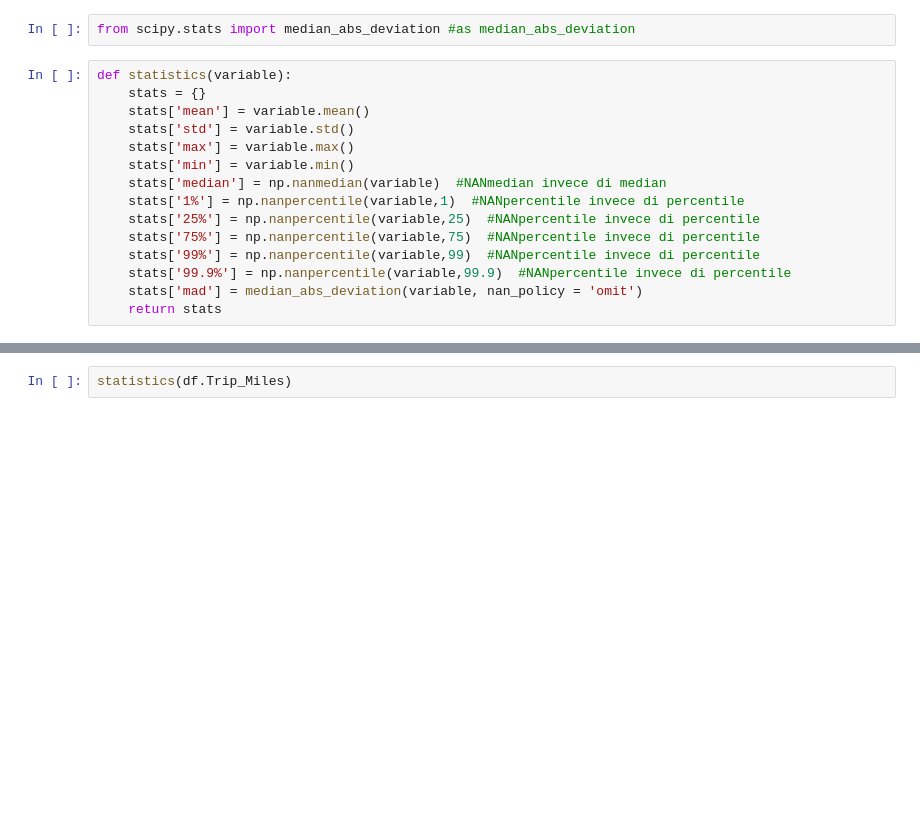
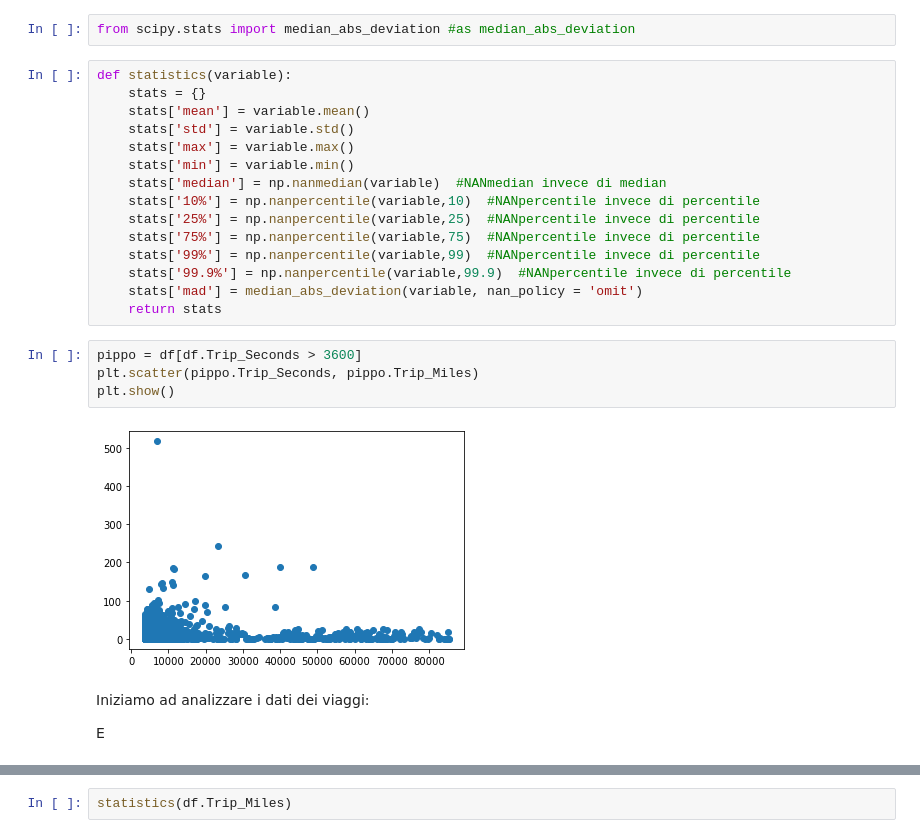
Before and after one commit to LucaCatta97/assignement1, a Jupyter notebook: Marco_31102020.ipynb, the cells around one changed output, grey strips where cells are left out. Drawn from its saved outputs; the diff is of its cells as text; blank space fills up the shorter version.

```diff
--- a/Marco_31102020.ipynb
+++ b/Marco_31102020.ipynb
@@ -111,13 +121,23 @@ def statistics(variable):
     stats['max'] = variable.max()
     stats['min'] = variable.min()
     stats['median'] = np.nanmedian(variable)  #NANmedian invece di median
-    stats['1%'] = np.nanpercentile(variable,1)  #NANpercentile invece di percentile
+    stats['10%'] = np.nanpercentile(variable,10)  #NANpercentile invece di percentile
     stats['25%'] = np.nanpercentile(variable,25)  #NANpercentile invece di percentile
     stats['75%'] = np.nanpercentile(variable,75)  #NANpercentile invece di percentile
     stats['99%'] = np.nanpercentile(variable,99)  #NANpercentile invece di percentile
     stats['99.9%'] = np.nanpercentile(variable,99.9)  #NANpercentile invece di percentile
     stats['mad'] = median_abs_deviation(variable, nan_policy = 'omit')
     return stats
+# %%
+pippo = df[df.Trip_Seconds > 3600]
+plt.scatter(pippo.Trip_Seconds, pippo.Trip_Miles)
+plt.show()
+# %% [output]
+[figure, added]
+# %% [markdown]
+Iniziamo ad analizzare i dati dei viaggi:
+
+E
 # %%
 statistics(df.Trip_Seconds)
 # %% [output]
```
Also changed, not shown: parts of 6 cells of this notebook.
